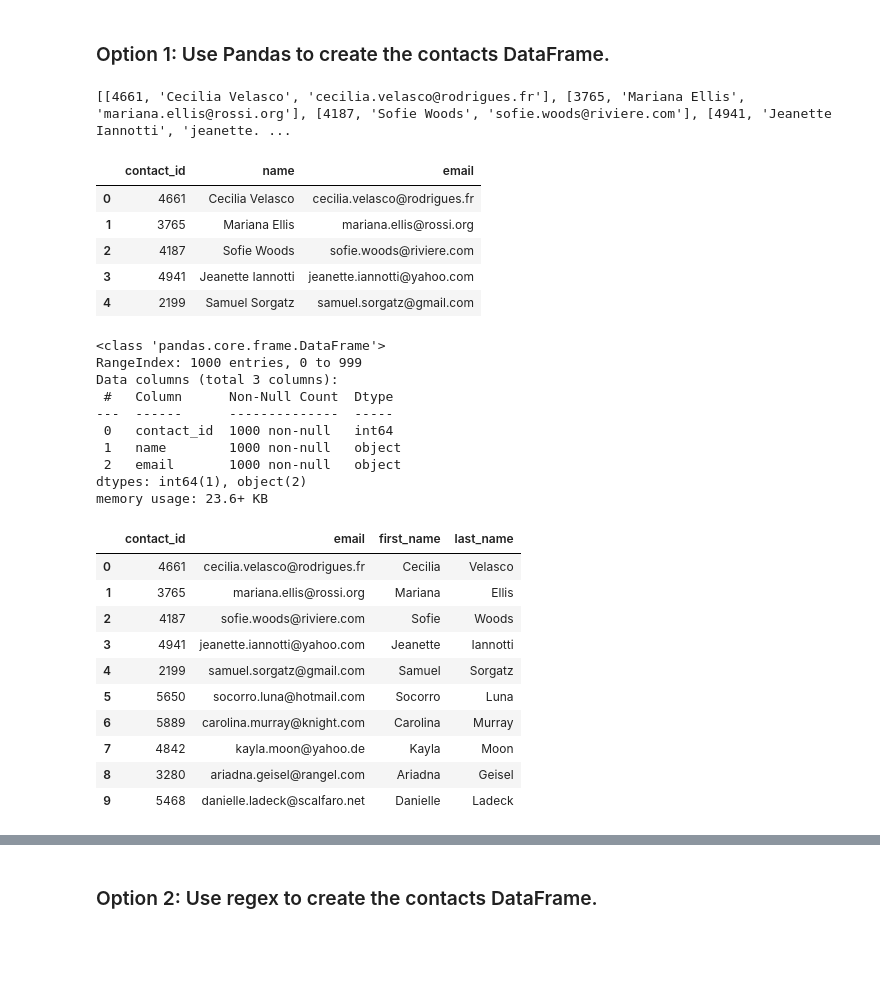
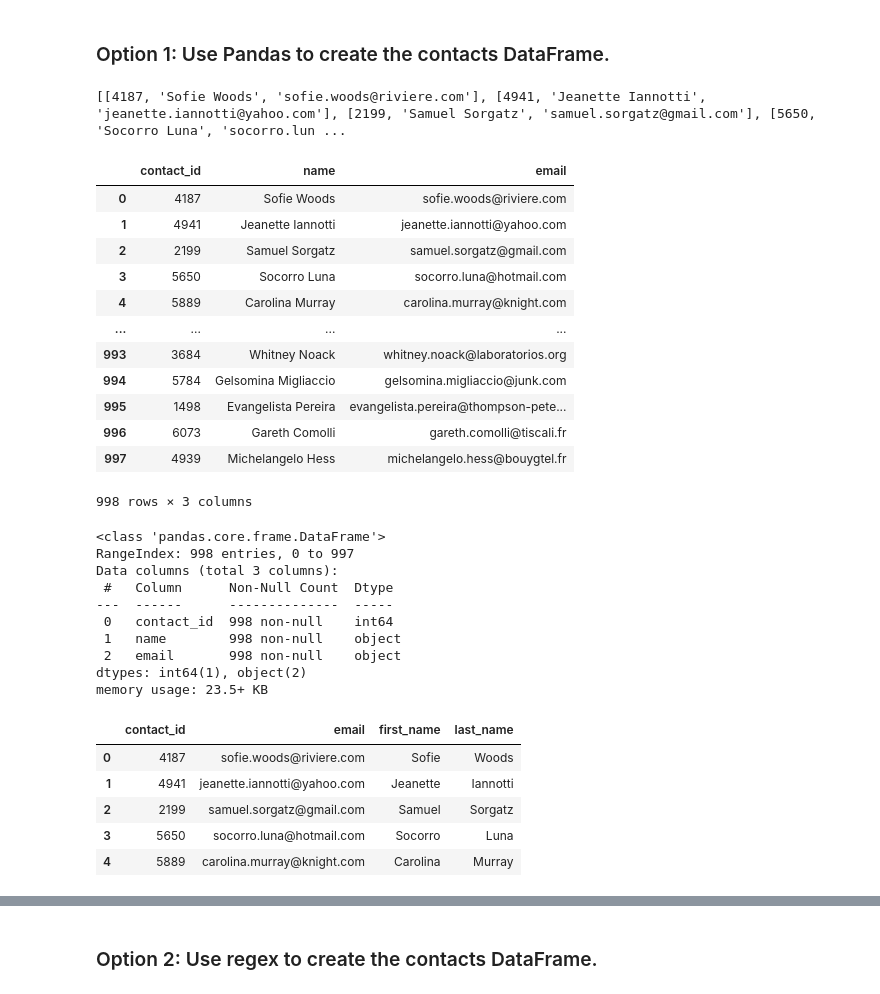
Before and after one commit to hrobinl/Crowdfunding_ETL, a Jupyter notebook: ETL_Mini_Project_HRobinson_NBest.ipynb, the cells around one changed output, grey strips where cells are left out. Cells and saved outputs as stored; diff of their text form; code cells hidden in the pictures; blank space fills up the shorter version.

```diff
--- a/ETL_Mini_Project_HRobinson_NBest.ipynb
+++ b/ETL_Mini_Project_HRobinson_NBest.ipynb
@@ -310,51 +324,71 @@ Then export the DataFrame as a `contacts.csv` CSV file.
 ### Option 1: Use Pandas to create the contacts DataFrame.
 # %%
 # Iterate through the contact_info_df and convert each row to a dictionary.
+contact_info_df.columns = contact_info_df.iloc[0]
+contact_info_df = contact_info_df.iloc[1:1001,]
+
 import json
 dict_values = []
+column_names = []
+
+for i, row in contact_info_df.iterrows():
+    data = row[0]
+    converted_data = json.loads(data)
+    columns = [k for k,v in converted_data.items()]
+    row_values = [v for k, v in converted_data.items()]
+    column_names.append(columns)
+    dict_values.append(row_values)
 
 
 # Print out the list of values for each row.
 print(dict_values)
 # %% [output]
-[[4661, 'Cecilia Velasco', 'cecilia.velasco@rodrigues.fr'], [3765, 'Mariana Ellis', 'mariana.ellis@rossi.org'], [4187, 'Sofie Woods', 'sofie.woods@riviere.com'], [4941, 'Jeanette Iannotti', 'jeanette. ...
+[[4187, 'Sofie Woods', 'sofie.woods@riviere.com'], [4941, 'Jeanette Iannotti', 'jeanette.iannotti@yahoo.com'], [2199, 'Samuel Sorgatz', 'samuel.sorgatz@gmail.com'], [5650, 'Socorro Luna', 'socorro.lun ...
 # %%
 # Create a contact_info DataFrame and add each list of values, i.e., each row
 # to the 'contact_id', 'name', 'email' columns.
+contact_df= pd.DataFrame(dict_values, columns=column_names[0])
+contact_df
 # %% [output]
 |  | contact_id | name | email |
-| 0 | 4661 | Cecilia Velasco | cecilia.velasco@rodrigues.fr |
-| 1 | 3765 | Mariana Ellis | mariana.ellis@rossi.org |
-| 2 | 4187 | Sofie Woods | sofie.woods@riviere.com |
-| 3 | 4941 | Jeanette Iannotti | jeanette.iannotti@yahoo.com |
-| 4 | 2199 | Samuel Sorgatz | samuel.sorgatz@gmail.com |
+| 0 | 4187 | Sofie Woods | sofie.woods@riviere.com |
+| 1 | 4941 | Jeanette Iannotti | jeanette.iannotti@yahoo.com |
+| 2 | 2199 | Samuel Sorgatz | samuel.sorgatz@gmail.com |
+| 3 | 5650 | Socorro Luna | socorro.luna@hotmail.com |
+| 4 | 5889 | Carolina Murray | carolina.murray@knight.com |
+| ... | ... | ... | ... |
+| 993 | 3684 | Whitney Noack | whitney.noack@laboratorios.org |
+| 994 | 5784 | Gelsomina Migliaccio | gelsomina.migliaccio@junk.com |
+| 995 | 1498 | Evangelista Pereira | evangelista.pereira@thompson-pete... |
+| 996 | 6073 | Gareth Comolli | gareth.comolli@tiscali.fr |
+| 997 | 4939 | Michelangelo Hess | michelangelo.hess@bouygtel.fr |
+998 rows × 3 columns
 # %%
 # Check the datatypes.
+contact_df.info()
 # %% [output]
 <class 'pandas.core.frame.DataFrame'>
-RangeIndex: 1000 entries, 0 to 999
+RangeIndex: 998 entries, 0 to 997
 Data columns (total 3 columns):
  #   Column      Non-Null Count  Dtype
 ---  ------      --------------  -----
- 0   contact_id  1000 non-null   int64
- 1   name        1000 non-null   object
- 2   email       1000 non-null   object
+ 0   contact_id  998 non-null    int64
+ 1   name        998 non-null    object
+ 2   email       998 non-null    object
 dtypes: int64(1), object(2)
-memory usage: 23.6+ KB
+memory usage: 23.5+ KB
 # %%
 # Create a "first"name" and "last_name" column with the first and last names from the "name" column.
+contact_df[["first_name","last_name"]] = contact_df["name"].str.split(' ', n=1, expand=True)
 
 
 # Drop the contact_name column
+new_contacts = contact_df.drop(["name"], axis = 1)
+new_contacts.head()
 # %% [output]
 |  | contact_id | email | first_name | last_name |
-| 0 | 4661 | cecilia.velasco@rodrigues.fr | Cecilia | Velasco |
-| 1 | 3765 | mariana.ellis@rossi.org | Mariana | Ellis |
-| 2 | 4187 | sofie.woods@riviere.com | Sofie | Woods |
-| 3 | 4941 | jeanette.iannotti@yahoo.com | Jeanette | Iannotti |
-| 4 | 2199 | samuel.sorgatz@gmail.com | Samuel | Sorgatz |
-| 5 | 5650 | socorro.luna@hotmail.com | Socorro | Luna |
-| 6 | 5889 | carolina.murray@knight.com | Carolina | Murray |
-| 7 | 4842 | kayla.moon@yahoo.de | Kayla | Moon |
-| 8 | 3280 | ariadna.geisel@rangel.com | Ariadna | Geisel |
-| 9 | 5468 | danielle.ladeck@scalfaro.net | Danielle | Ladeck |
+| 0 | 4187 | sofie.woods@riviere.com | Sofie | Woods |
+| 1 | 4941 | jeanette.iannotti@yahoo.com | Jeanette | Iannotti |
+| 2 | 2199 | samuel.sorgatz@gmail.com | Samuel | Sorgatz |
+| 3 | 5650 | socorro.luna@hotmail.com | Socorro | Luna |
+| 4 | 5889 | carolina.murray@knight.com | Carolina | Murray |
```
Also changed, not shown: parts of 26 cells of this notebook.
